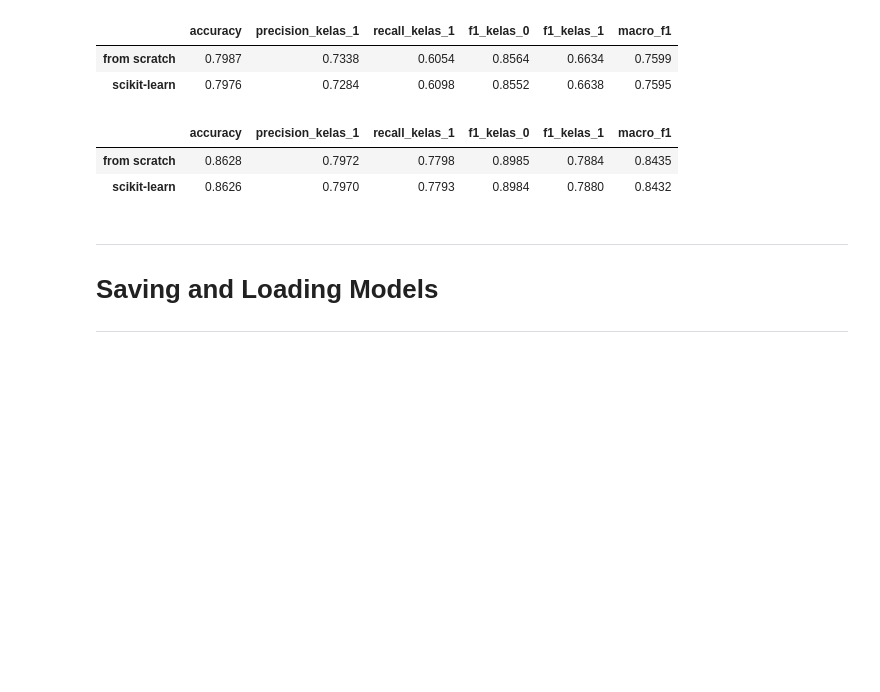
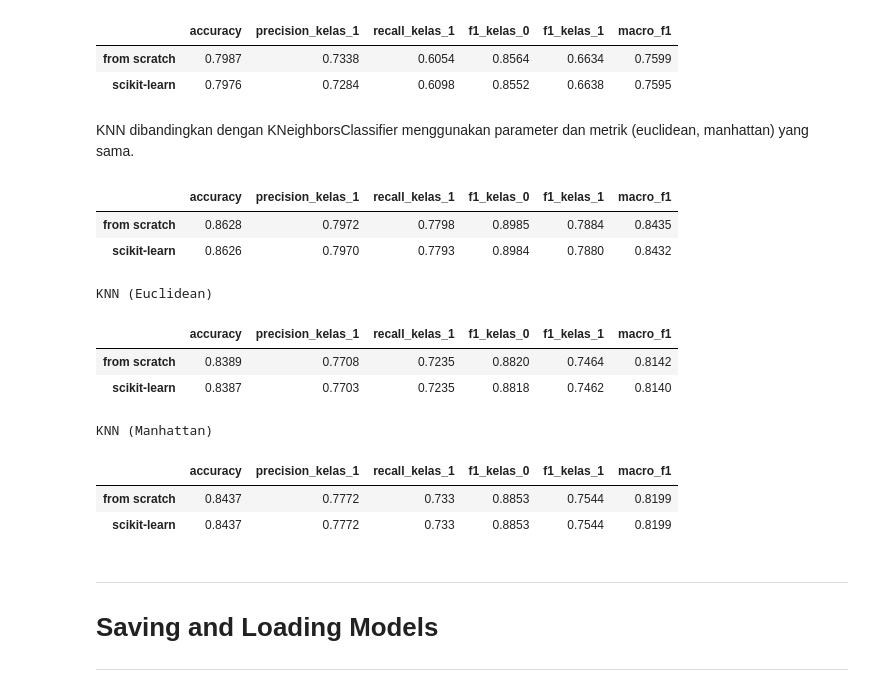
Before and after one commit to Alpaomega1136/IF3170_G31_KelompokDadakan, a Jupyter notebook: src/notebooks/IF3170_G31_KelompokDadakan.ipynb, the cells around one changed output. Cells and saved outputs as stored; diff of their text form; code cells hidden in the pictures; blank space fills up the shorter version.

```diff
--- a/src/notebooks/IF3170_G31_KelompokDadakan.ipynb
+++ b/src/notebooks/IF3170_G31_KelompokDadakan.ipynb
@@ -689,6 +718,8 @@ display(hasil_perbandingan_lr.round(4))
 |  | accuracy | precision_kelas_1 | recall_kelas_1 | f1_kelas_0 | f1_kelas_1 | macro_f1 |
 | from scratch | 0.7987 | 0.7338 | 0.6054 | 0.8564 | 0.6634 | 0.7599 |
 | scikit-learn | 0.7976 | 0.7284 | 0.6098 | 0.8552 | 0.6638 | 0.7595 |
+# %% [markdown]
+KNN dibandingkan dengan KNeighborsClassifier menggunakan parameter dan metrik (euclidean, manhattan) yang sama.
 # %%
 model_svm_sklearn = SVC(C=4, gamma=0.16, kernel="rbf", tol=0.003, cache_size=512)
 hasil_perbandingan_svm = compare_models(
@@ -700,6 +731,35 @@ display(hasil_perbandingan_svm.round(4))
 |  | accuracy | precision_kelas_1 | recall_kelas_1 | f1_kelas_0 | f1_kelas_1 | macro_f1 |
 | from scratch | 0.8628 | 0.7972 | 0.7798 | 0.8985 | 0.7884 | 0.8435 |
 | scikit-learn | 0.8626 | 0.7970 | 0.7793 | 0.8984 | 0.7880 | 0.8432 |
+# %%
+# Euclidean
+model_knn_sklearn_euc = KNeighborsClassifier(
+    n_neighbors=5, metric="euclidean", weights="uniform"
+)
+hasil_perbandingan_knn_euc = compare_models(
+    model_knn, model_knn_sklearn_euc, X_train_siap, y_train, X_valid_siap, y_valid
+)
+print("KNN (Euclidean)")
+display(hasil_perbandingan_knn_euc.round(4))
+
+# Manhattan
+model_knn_sklearn_man = KNeighborsClassifier(
+    n_neighbors=5, metric="manhattan", weights="uniform"
+)
+hasil_perbandingan_knn_man = compare_models(
+    model_knn_manhattan, model_knn_sklearn_man, X_train_siap, y_train, X_valid_siap, y_valid
+)
+print("KNN (Manhattan)")
+display(hasil_perbandingan_knn_man.round(4))
+# %% [output]
+KNN (Euclidean)
+|  | accuracy | precision_kelas_1 | recall_kelas_1 | f1_kelas_0 | f1_kelas_1 | macro_f1 |
+| from scratch | 0.8389 | 0.7708 | 0.7235 | 0.8820 | 0.7464 | 0.8142 |
+| scikit-learn | 0.8387 | 0.7703 | 0.7235 | 0.8818 | 0.7462 | 0.8140 |
+KNN (Manhattan)
+|  | accuracy | precision_kelas_1 | recall_kelas_1 | f1_kelas_0 | f1_kelas_1 | macro_f1 |
+| from scratch | 0.8437 | 0.7772 | 0.733 | 0.8853 | 0.7544 | 0.8199 |
+| scikit-learn | 0.8437 | 0.7772 | 0.733 | 0.8853 | 0.7544 | 0.8199 |
 # %% [markdown]
 ---
 
```
Also changed, not shown: parts of 10 cells of this notebook.
